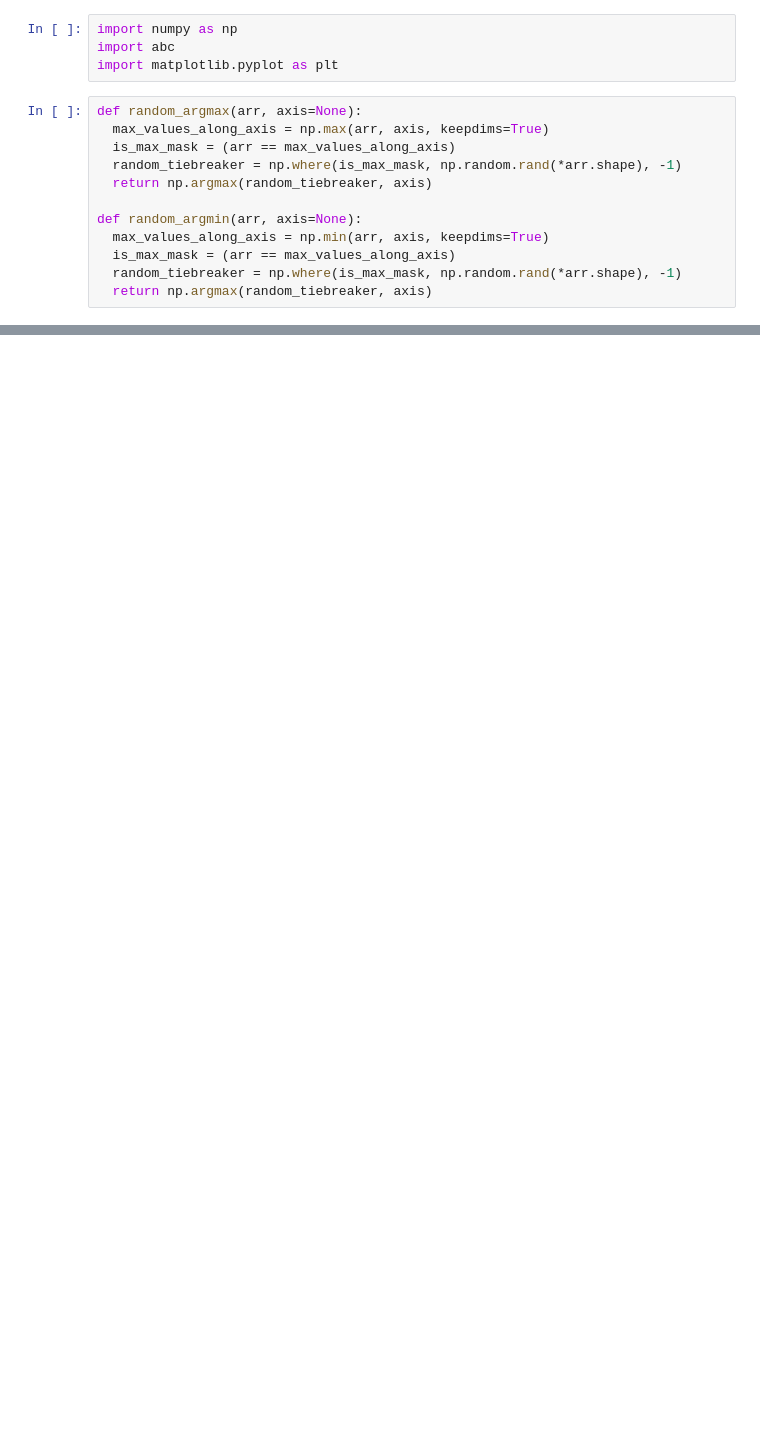
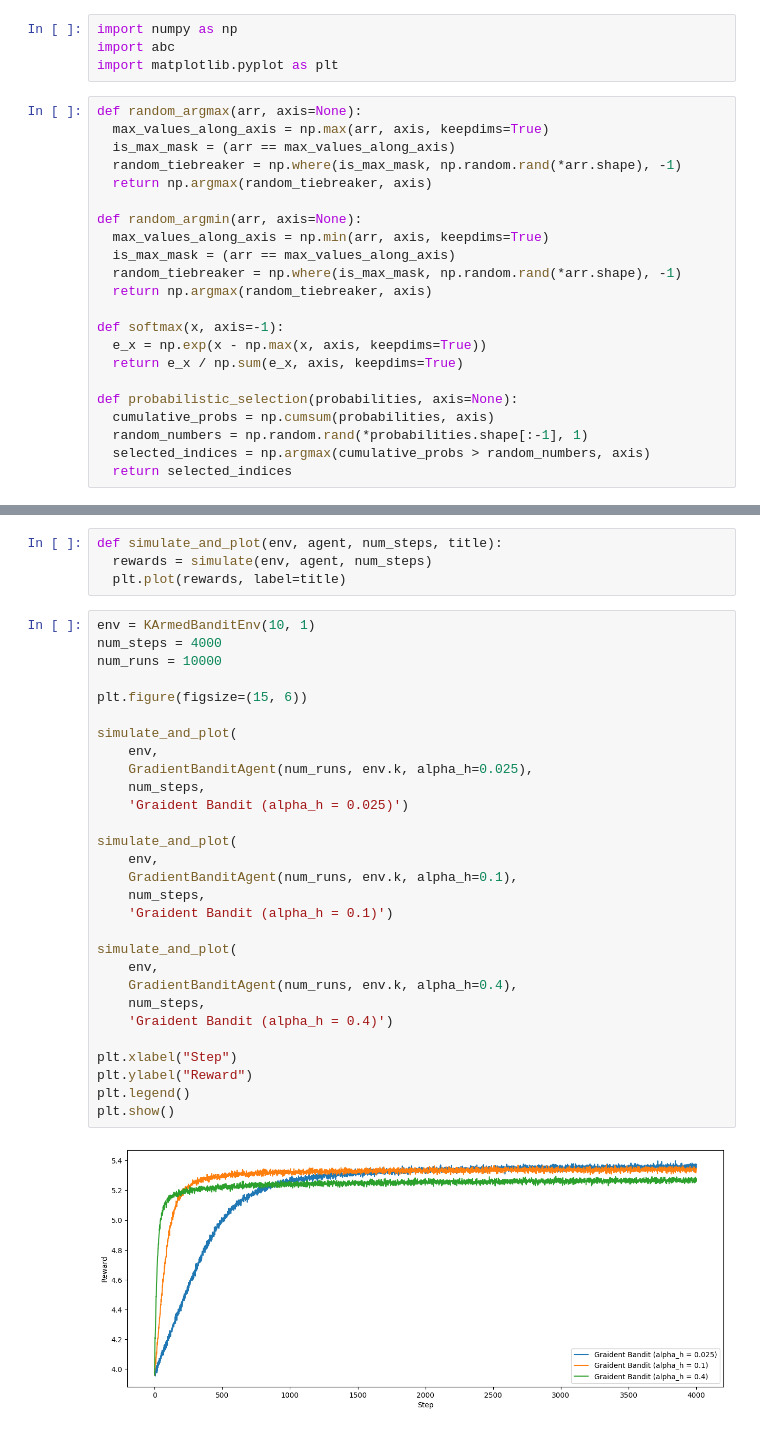
Before and after one commit to saltycookie/RLIntroNotebook, a Jupyter notebook: K_armed_Bandit_Testbed.ipynb, the cells around one changed output, grey strips where cells are left out. Drawn from its saved outputs; the diff is of its cells as text; blank space fills up the shorter version.

Commit message:
Add GradientBanditAgent and some refactoring.

```diff
--- a/K_armed_Bandit_Testbed.ipynb
+++ b/K_armed_Bandit_Testbed.ipynb
@@ -16,6 +16,16 @@ def random_argmin(arr, axis=None):
   is_max_mask = (arr == max_values_along_axis)
   random_tiebreaker = np.where(is_max_mask, np.random.rand(*arr.shape), -1)
   return np.argmax(random_tiebreaker, axis)
+
+def softmax(x, axis=-1):
+  e_x = np.exp(x - np.max(x, axis, keepdims=True))
+  return e_x / np.sum(e_x, axis, keepdims=True)
+
+def probabilistic_selection(probabilities, axis=None):
+  cumulative_probs = np.cumsum(probabilities, axis)
+  random_numbers = np.random.rand(*probabilities.shape[:-1], 1)
+  selected_indices = np.argmax(cumulative_probs > random_numbers, axis)
+  return selected_indices
 # %%
 class KArmedBanditEnv(abc.ABC):
   def __init__(self, k, reward_std):
@@ -88,6 +137,41 @@ def simulate(env, agent, num_steps):
     agent.update(action, reward)
     rewards.append(np.mean(reward))
   return rewards
+# %%
+def simulate_and_plot(env, agent, num_steps, title):
+  rewards = simulate(env, agent, num_steps)
+  plt.plot(rewards, label=title)
+# %%
+env = KArmedBanditEnv(10, 1)
+num_steps = 4000
+num_runs = 10000
+
+plt.figure(figsize=(15, 6))
+
+simulate_and_plot(
+    env,
+    GradientBanditAgent(num_runs, env.k, alpha_h=0.025),
+    num_steps,
+    'Graident Bandit (alpha_h = 0.025)')
+
+simulate_and_plot(
+    env,
+    GradientBanditAgent(num_runs, env.k, alpha_h=0.1),
+    num_steps,
+    'Graident Bandit (alpha_h = 0.1)')
+
+simulate_and_plot(
+    env,
+    GradientBanditAgent(num_runs, env.k, alpha_h=0.4),
+    num_steps,
+    'Graident Bandit (alpha_h = 0.4)')
+
+plt.xlabel("Step")
+plt.ylabel("Reward")
+plt.legend()
+plt.show()
+# %% [output]
+[figure, added]
 # %%
 env = KArmedBanditEnv(10, 1)
 num_steps = 3000
```
Also changed, not shown: parts of 2 cells of this notebook.
